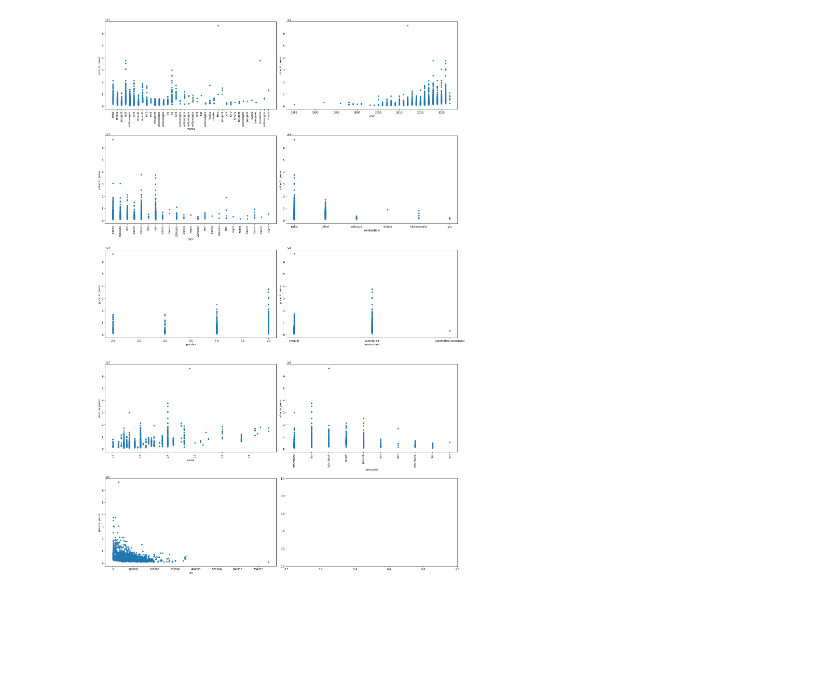
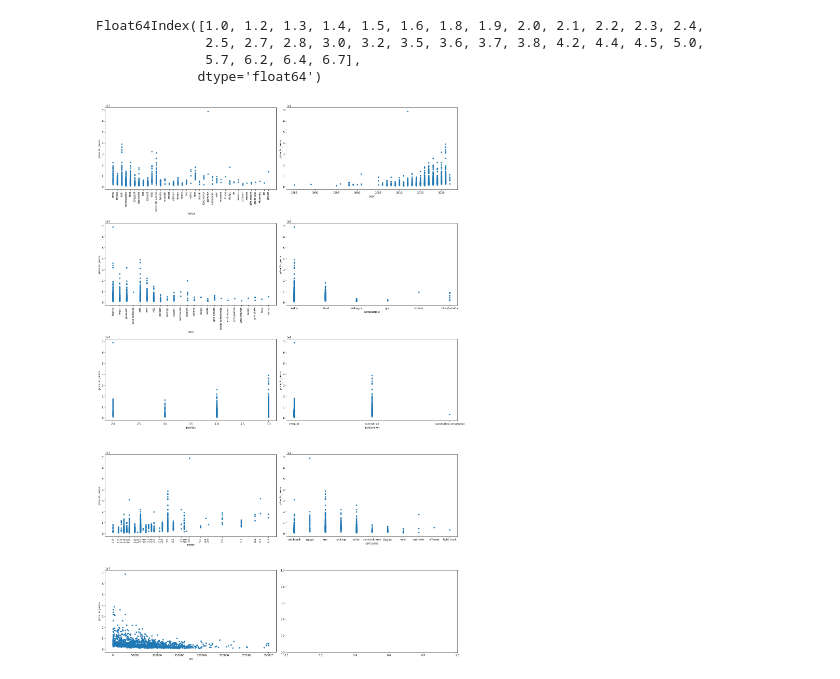
Before and after one commit to enzodrovandi/autos_usados, a Jupyter notebook: Analisis/Analisis.ipynb, the cells around one changed output. Drawn from its saved outputs; the diff is of its cells as text; code cells hidden in the pictures; blank space fills up the shorter version.

Commit message:
Modelo

```diff
--- a/Analisis/Analisis.ipynb
+++ b/Analisis/Analisis.ipynb
@@ -38,5 +38,5 @@ memory usage: 215.3+ KB
 # %%
-df2 = pd.read_csv('/home/enzo/Proyectos/Autos_usados/Data/autos_usados_final.csv')
+df2 = pd.read_csv('/home/enzo/Proyectos/Autos_usados/Data/autos_usados_v2.csv')
 # %%
 df2.info()
 # %% [output]
@@ -73,0 +69,2 @@ from pandas_profiling import ProfileReport
+# %%
+df3 = pd.read_csv('/home/enzo/Proyectos/Autos_usados/Data/autos_usados_v3_modelo.csv')
@@ -76,2 +115,0 @@ ProfileReport.to_file(output_file='output.html')
-# %%
-df2.drop(columns='modelo', axis=1, inplace=True)
@@ -115,18 +116,25 @@ sorted(df2.motor.unique())
+# %%
+df2.motor.value_counts().keys().sort_values()
+# %% [output]
+Float64Index([1.0, 1.2, 1.3, 1.4, 1.5, 1.6, 1.8, 1.9, 2.0, 2.1, 2.2, 2.3, 2.4,
+              2.5, 2.7, 2.8, 3.0, 3.2, 3.5, 3.6, 3.7, 3.8, 4.2, 4.4, 4.5, 5.0,
+              5.7, 6.2, 6.4, 6.7],
+             dtype='float64')
 # %%
 fig, axes = plt.subplots(5, 2, figsize=(20,30))
 axe = axes.ravel()
 
 
-for i, col in enumerate(df2.columns.values[:-1]):
-    df2.plot(x=col, y='price_in_pesos', kind='scatter', ax=axe[i])
+for i, col in enumerate(df3.columns.values[:-1]):
+    df3.plot(x=col, y='price_in_pesos', kind='scatter', ax=axe[i])
 
 
 axes[0,0].set_xticklabels(df2.marca.unique(), rotation=90)
 axes[1,0].set_xticklabels(df2.color.unique(), rotation=90)
-axes[3,0].set_xticklabels(sorted(df2.motor.unique()), rotation=90)
-axes[3,1].set_xticklabels(df2.carroceria.unique(), rotation=90)
+axes[3,0].set_xticks(df2.motor.value_counts().keys().sort_values(), rotation=90)
+axes[3,0].set_xticklabels(df2.motor.value_counts().keys().sort_values(),rotation=90)
 
 fig.tight_layout()
 plt.show()
 # %% [output]
-[figure, old version]
+[figure, new version]
```
Also changed, not shown: parts of 20 cells of this notebook, 8 other files.
